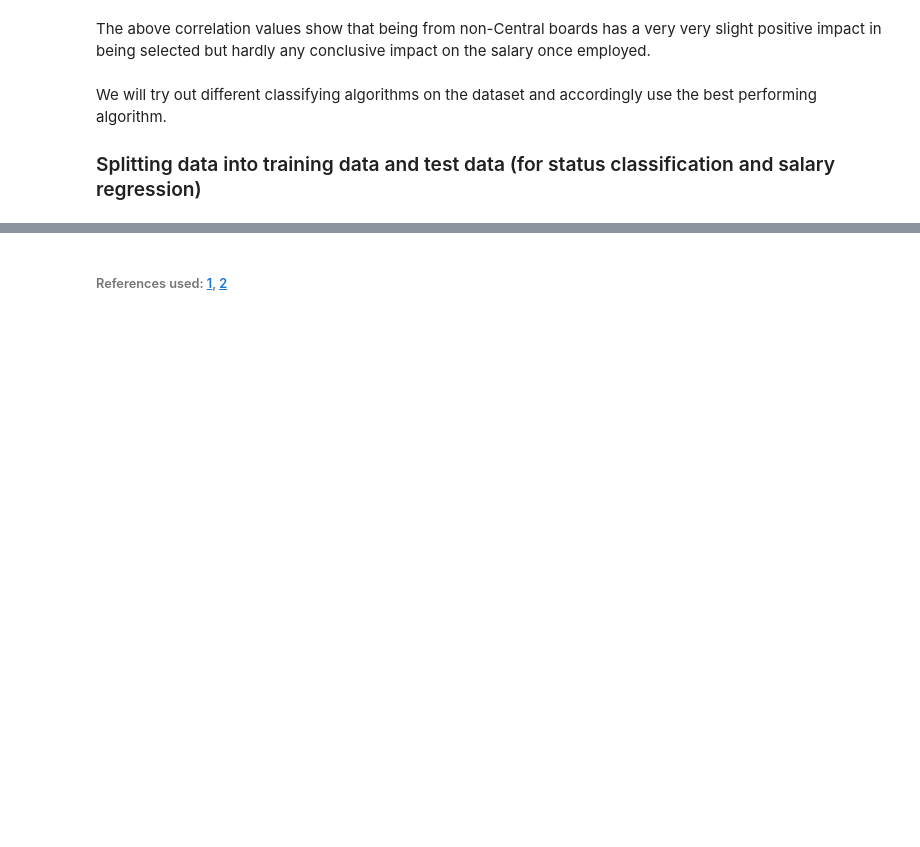
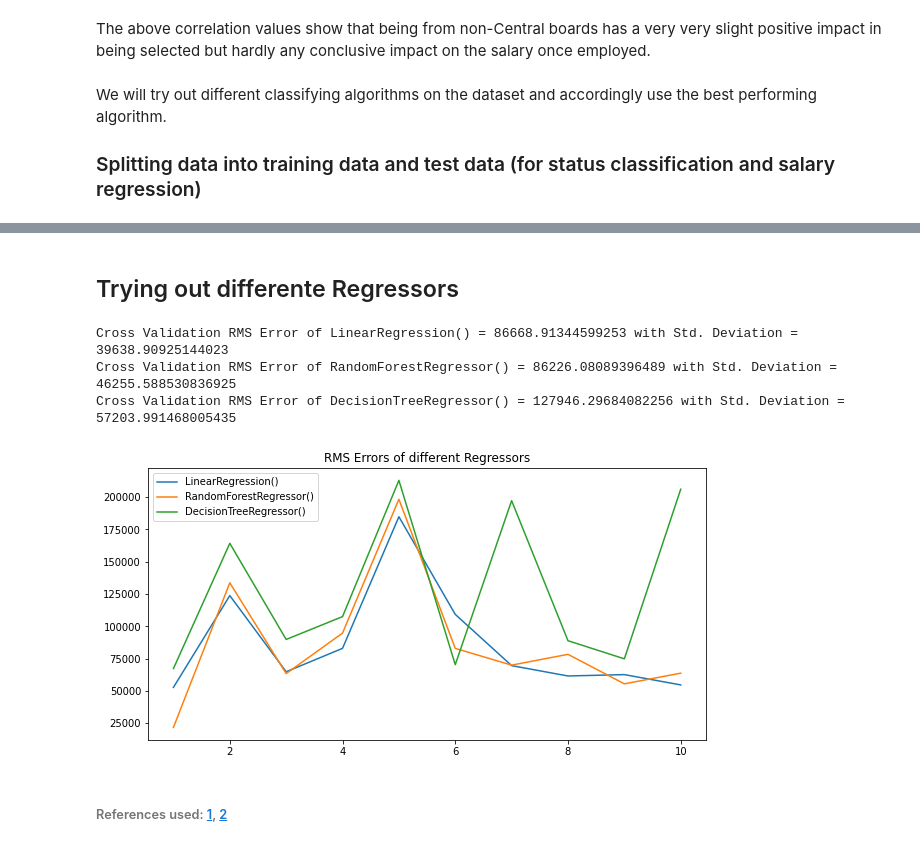
Before and after one commit to dsgiitr/Lecture-Assignments-Y22, a Jupyter notebook: ML/ML-Project-Submissions/sanidhya.ipynb, the cells around one changed output, grey strips where cells are left out. Saved outputs shown, nothing was run; the diff lists cells and outputs as text; code cells hidden in the pictures; blank space fills up the shorter version.

```diff
--- a/ML/ML-Project-Submissions/sanidhya.ipynb
+++ b/ML/ML-Project-Submissions/sanidhya.ipynb
@@ -211,2 +240,27 @@ Cross Validation Accuracy of XG-Boost = 0.8545751633986928 with Std. Deviation =
+# %% [markdown]
+## Trying out differente Regressors
+# %%
+from sklearn.linear_model import LinearRegression
+from sklearn.ensemble import RandomForestRegressor
+
+r0 = LinearRegression()
+r1 = RandomForestRegressor()
+r2 = tree.DecisionTreeRegressor()
+
+regressors  = [r0,r1,r2]
+
+plt.figure(figsize=(10,5))
+for r in regressors:
+    scores = cross_val_score(r,x_salary_train,y_salary_train, scoring="neg_mean_squared_error",cv=10)
+    print(f"Cross Validation RMS Error of {r} = {np.sqrt(-scores).mean()} with Std. Deviation = {np.sqrt(-scores).std()}")
+    plt.plot(range(1,11),np.sqrt(-scores),label=r) #nsqrt of neg of neg mean sq error --> root mean sq error
+plt.title("RMS Errors of different Regressors")
+plt.legend()
+plt.show()
+# %% [output]
+Cross Validation RMS Error of LinearRegression() = 86668.91344599253 with Std. Deviation = 39638.90925144023
+Cross Validation RMS Error of RandomForestRegressor() = 86226.08089396489 with Std. Deviation = 46255.588530836925
+Cross Validation RMS Error of DecisionTreeRegressor() = 127946.29684082256 with Std. Deviation = 57203.991468005435
+[figure, added]
 # %% [markdown]
 ###### References used: [1](https://datagy.io/sklearn-one-hot-encode/), [2](https://medium.datadriveninvestor.com/choosing-the-best-algorithm-for-your-classification-model-7c632c78f38f)
```
Also changed, not shown: parts of 4 cells of this notebook.
